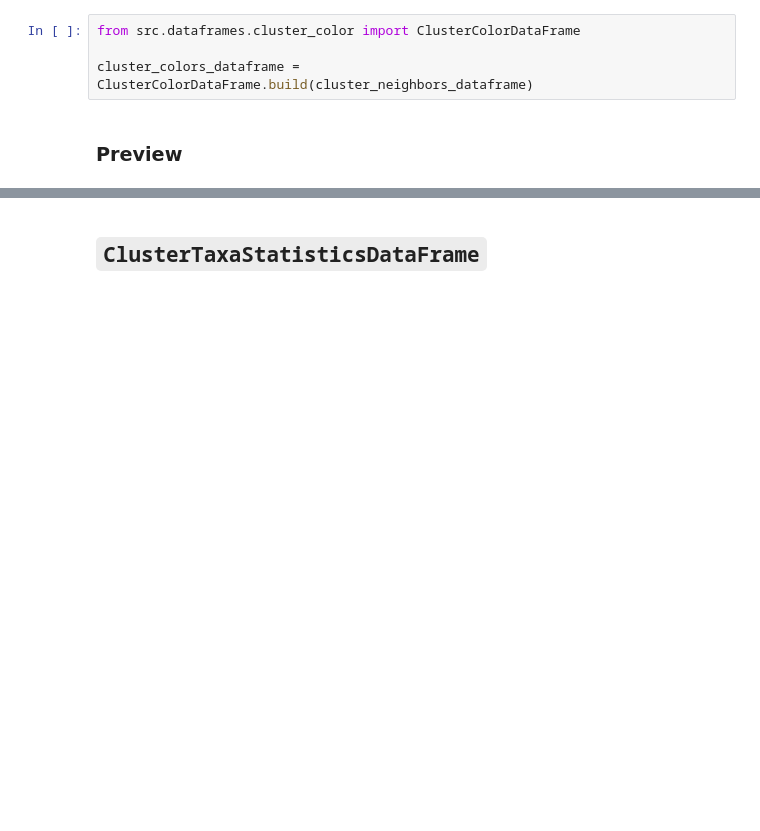
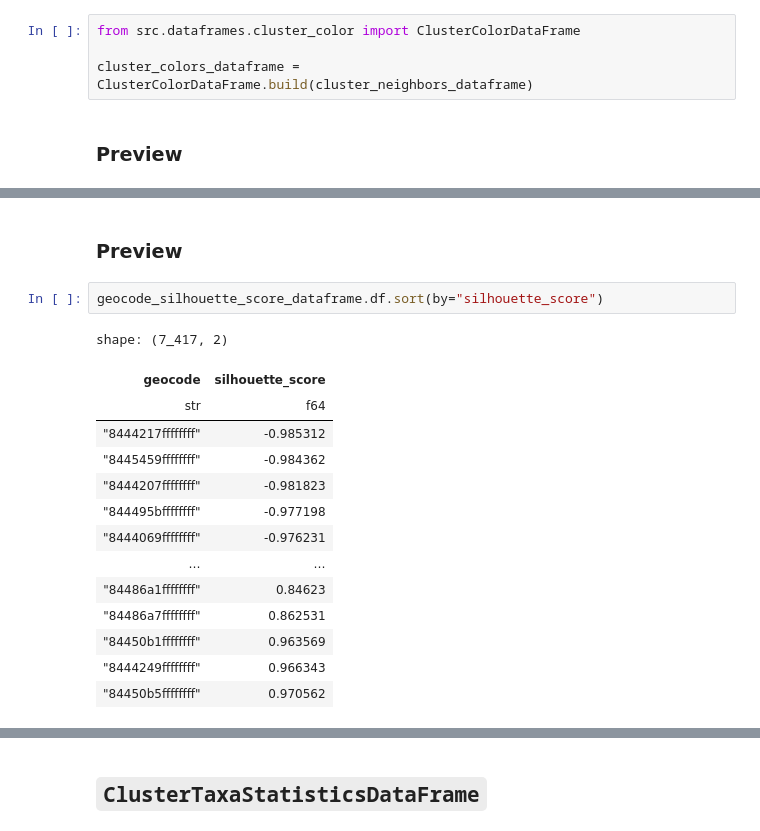
Before and after one commit to frewsxcv/citizen-science-bioregionalization, a Jupyter notebook: Workspace.ipynb, the cells around one changed output, grey strips where cells are left out. Saved outputs shown, nothing was run; the diff lists cells and outputs as text; blank space fills up the shorter version.

```diff
--- a/Workspace.ipynb
+++ b/Workspace.ipynb
@@ -242 +282,20 @@ silhouette_score(
+# %% [markdown]
+### Preview
+# %%
+geocode_silhouette_score_dataframe.df.sort(by="silhouette_score")
+# %% [output]
+shape: (7_417, 2)
+| geocode | silhouette_score |
+| str | f64 |
+| "8444217ffffffff" | -0.985312 |
+| "8445459ffffffff" | -0.984362 |
+| "8444207ffffffff" | -0.981823 |
+| "844495bffffffff" | -0.977198 |
+| "8444069ffffffff" | -0.976231 |
+| … | … |
+| "84486a1ffffffff" | 0.84623 |
+| "84486a7ffffffff" | 0.862531 |
+| "84450b1ffffffff" | 0.963569 |
+| "8444249ffffffff" | 0.966343 |
+| "84450b5ffffffff" | 0.970562 |
 # %%
```
Also changed, not shown: parts of 19 cells of this notebook, 1 other file.
